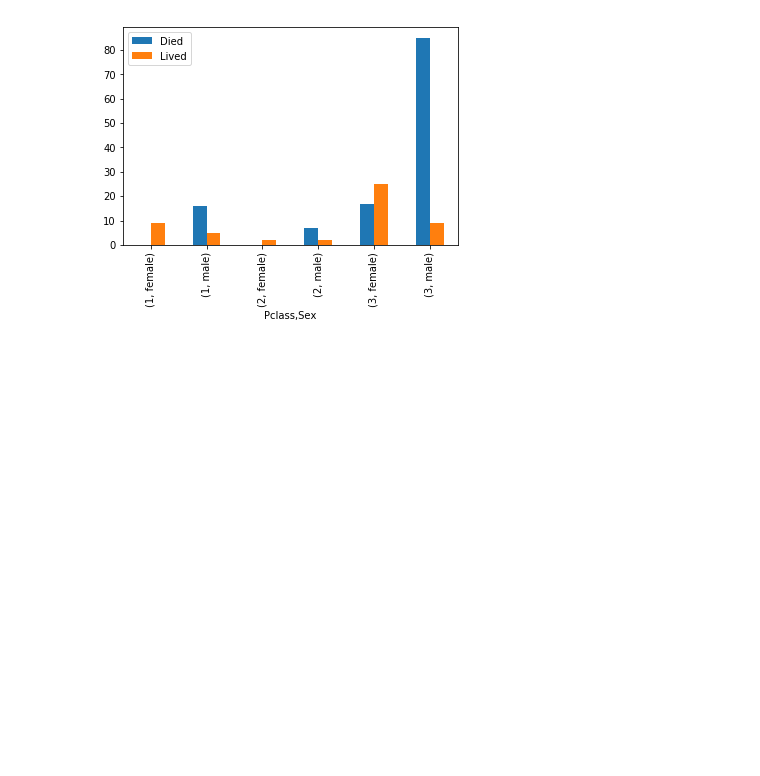
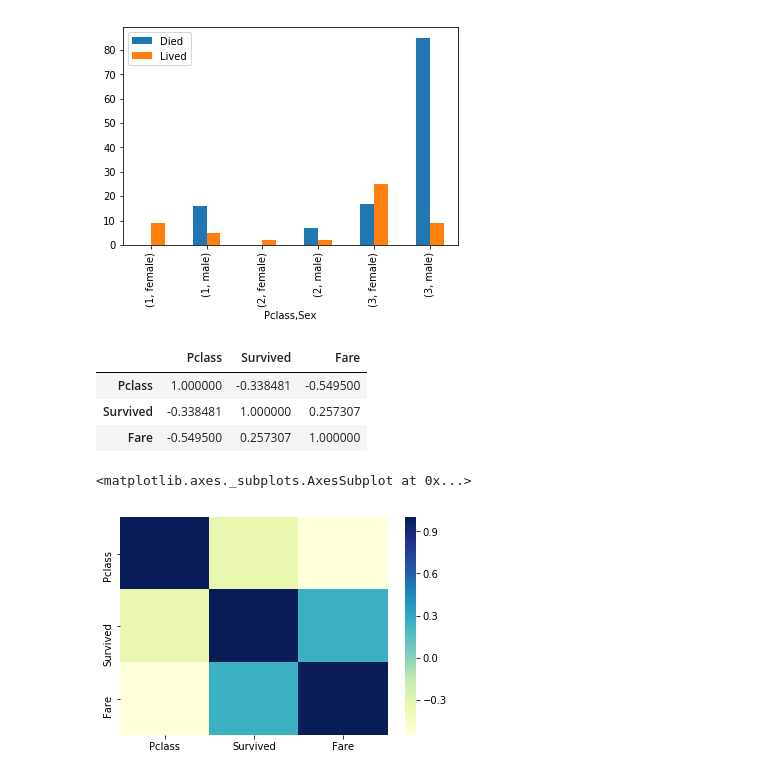
Before and after one commit to pallinimj/Titanic, a Jupyter notebook: M Pallini - Titanic training data.ipynb, the cells around one changed output. Saved outputs shown, nothing was run; the diff lists cells and outputs as text; code cells hidden in the pictures; blank space fills up the shorter version.

```diff
--- a/M Pallini - Titanic training data.ipynb
+++ b/M Pallini - Titanic training data.ipynb
@@ -96,3 +97,17 @@ no_age.plot.bar()
 # %% [output]
 <matplotlib.axes._subplots.AxesSubplot at 0x...>
 [figure]
+# %%
+correlation = data[['Pclass','Survived','Fare']].corr()
+correlation
+# %% [output]
+|  | Pclass | Survived | Fare |
+| Pclass | 1.000000 | -0.338481 | -0.549500 |
+| Survived | -0.338481 | 1.000000 | 0.257307 |
+| Fare | -0.549500 | 0.257307 | 1.000000 |
+# %%
+fig, ax = plt.subplots()
+sns.heatmap(correlation, ax = ax, cmap ="YlGnBu")
+# %% [output]
+<matplotlib.axes._subplots.AxesSubplot at 0x...>
+[figure, added]
```
Also changed, not shown: parts of 1 cell of this notebook, 1 other file.
